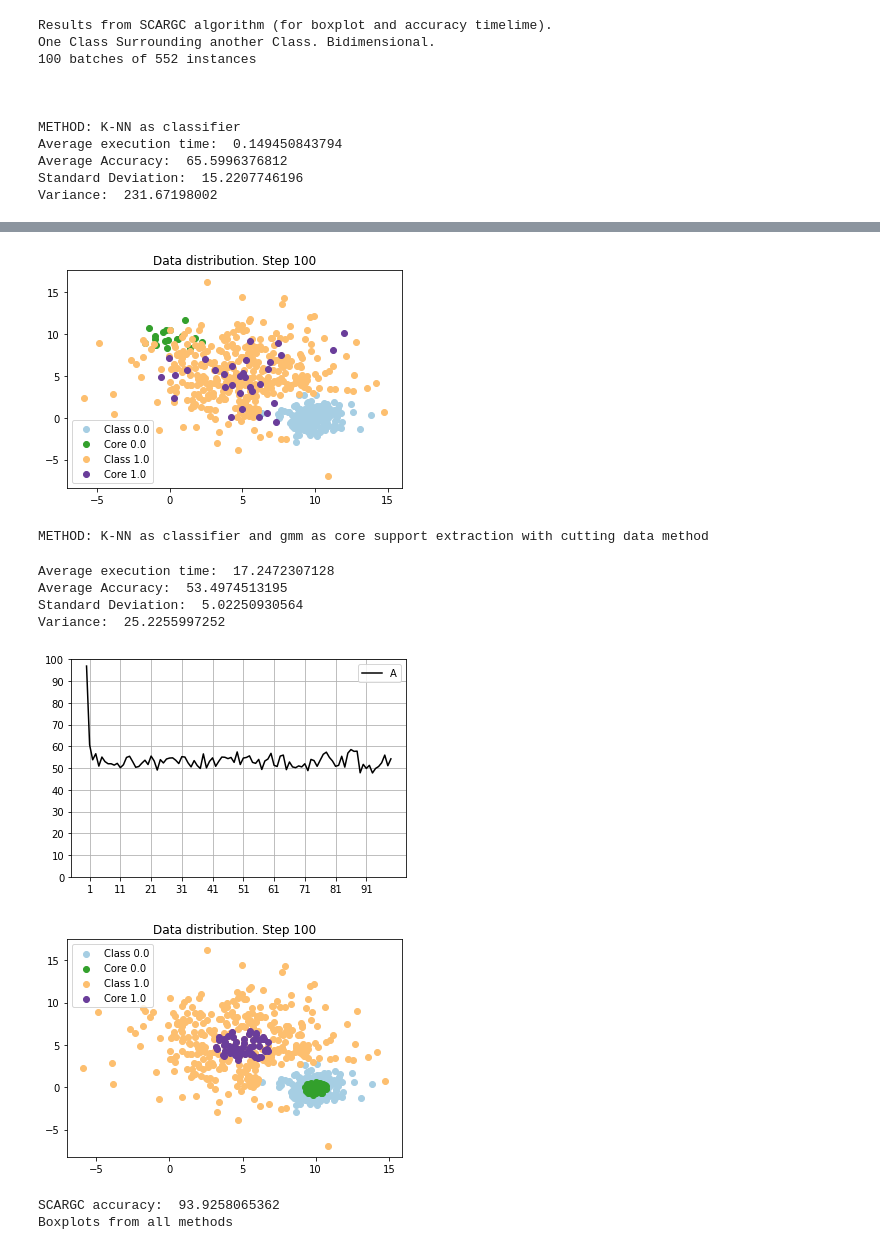
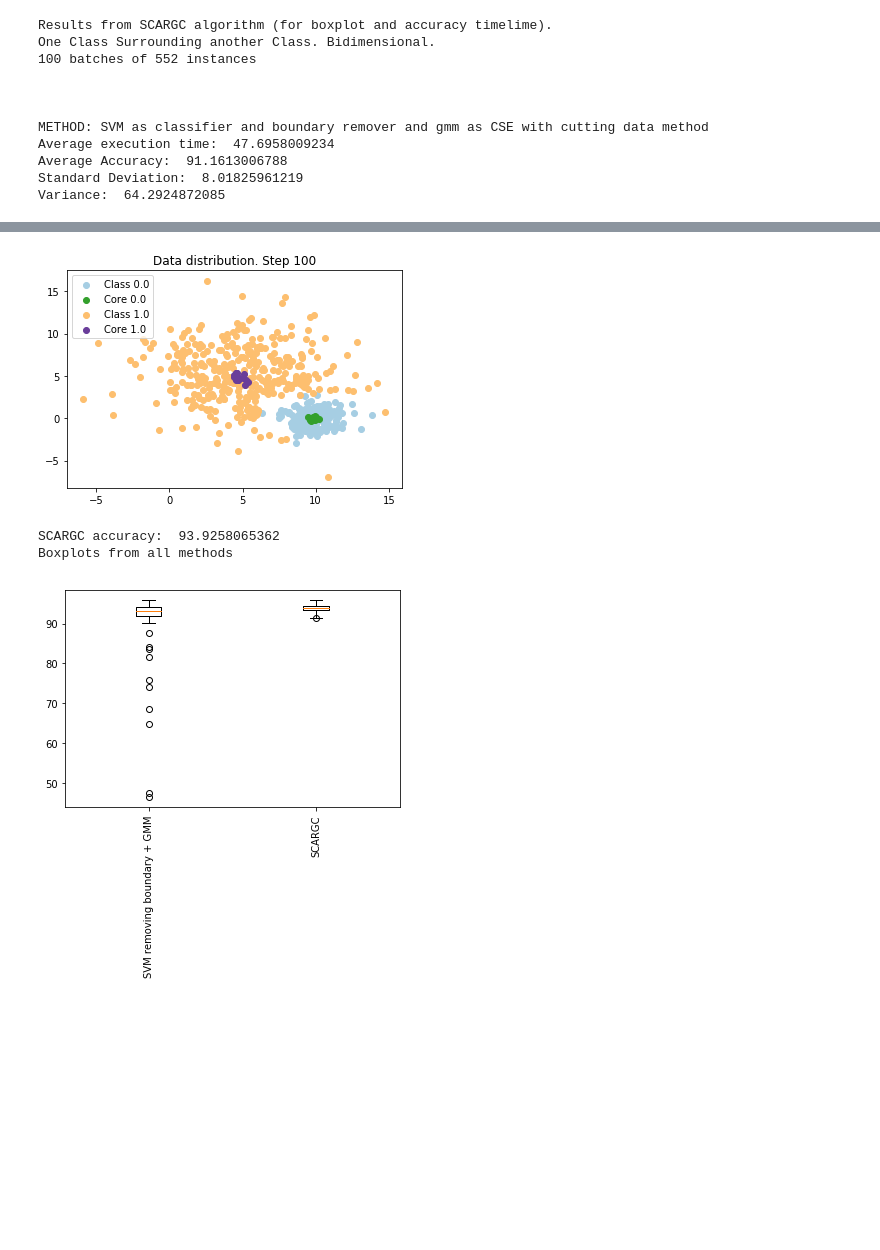
Before and after one commit to raulsenaferreira/Systems-Engineering, a Jupyter notebook: Dissertation/experiments/Datasets benchmarking/sinthetic/Class_Surrounding_another_Class_2D.ipynb, the cells around one changed output, grey strips where cells are left out. Saved outputs shown, nothing was run; the diff lists cells and outputs as text; code cells hidden in the pictures; blank space fills up the shorter version.

```diff
--- a/Dissertation/experiments/Datasets benchmarking/sinthetic/Class_Surrounding_another_Class_2D.ipynb
+++ b/Dissertation/experiments/Datasets benchmarking/sinthetic/Class_Surrounding_another_Class_2D.ipynb
@@ -13,7 +13,7 @@ from source import metrics
 from methods import sliding_svm
 from methods import sliding_knn
 from methods import sliding_random_forest
-from methods import static_rf
+from methods import proposed_gmm_core_svm_boundaries_extraction
 from methods import proposed_gmm_core_extraction
 from methods import improved_intersection
 from methods import compose
@@ -25,16 +25,17 @@ from methods import testing
 
 
 class Experiment():
-    def __init__(self, method, densityFunction='gmm'):
+     def __init__(self, method, densityFunction=None, poolSize=None, isBatchMode=None):
         #commom for all experiments
         self.method = method
         #self.initialLabeledDataPerc=0.05 #150 instances for keystroke database and 0.05 % for artificial databases
-        #self.classes=[0, 1]
+        self.isBatchMode = isBatchMode
+        self.poolSize = poolSize
         self.usePCA=False
         #used only by gmm / kde process
         self.densityFunction=densityFunction
-        self.excludingPercentage = 0.9
-        self.K_variation = 9
+        self.excludingPercentage = 0.85
+        self.K_variation = 6
         self.classifier='cluster_and_label'
         #used in alpha-shape version only
         self.CP=0.65
@@ -69,7 +70,7 @@ def doExperiments(dataValues, dataLabels, datasetDescription, arrAccSCARGC, fina
         for i in range(numberOfTimes):
             start = timer()
             #accuracy per step
-            algorithmName, accuracies, CoreX, CoreY = e.method.start(dataValues=e.dataValues, dataLabels=e.dataLabels, usePCA=e.usePCA, classes=classes, classifier=e.classifier, densityFunction=e.densityFunction, batches=e.batches, sizeOfBatch = e.sizeOfBatch, initialLabeledData=labeledData, excludingPercentage=e.excludingPercentage, K_variation=e.K_variation, CP=e.CP, alpha=e.alpha, clfName=e.clfName , useSVM=e.useSVM, isImbalanced=e.isImbalanced)
+            algorithmName, accuracies, CoreX, CoreY = e.method.start(dataValues=e.dataValues, dataLabels=e.dataLabels, usePCA=e.usePCA, classes=classes, classifier=e.classifier, densityFunction=e.densityFunction, batches=e.batches, sizeOfBatch = e.sizeOfBatch, initialLabeledData=labeledData, excludingPercentage=e.excludingPercentage, K_variation=e.K_variation, CP=e.CP, alpha=e.alpha, clfName=e.clfName , useSVM=e.useSVM, isImbalanced=e.isImbalanced, poolSize=e.poolSize, isBatchMode=e.isBatchMode)
             end = timer()
             averageAccuracy = np.mean(accuracies)
 
@@ -97,7 +98,6 @@ def doExperiments(dataValues, dataLabels, datasetDescription, arrAccSCARGC, fina
 
 
 def accSCARGC(path, sep, key, steps):
-    steps = 100
     resultsSCARGC_1, resultsSCARGC_2 = setup.loadSCARGCBoxplotResults(path, sep)
     res = resultsSCARGC_1[key]
     res = [ res[i::steps] for i in range(steps) ]
@@ -143,10 +143,10 @@ def main():
     SVM / Random Forest
     '''
     #experiments[2] = Experiment(static_svm)
-    experiments[3] = Experiment(sliding_knn)
+    #xperiments[3] = Experiment(sliding_knn)
 
     ''' Proposed Method 1 (density function core extraction) '''
-    experiments[2] = Experiment(proposed_gmm_core_extraction, "gmm")
+    #xperiments[2] = Experiment(proposed_gmm_core_extraction, "gmm", 100, False)
     #experiments[4] = Experiment(proposed_gmm_core_extraction, "kde")
 
     '''
@@ -159,6 +159,8 @@ def main():
     Proposed method 3 (GMM All instances)
     '''
     #experiments[6] = Experiment(testing)
+    '''Proposed method 4 (classifying and removing boundaries points with SVM)'''
+    experiments[7] = Experiment(proposed_gmm_core_svm_boundaries_extraction, "gmm", 100, False)
 
     #params: X, y, method, num of experiment repetitions, num of batches
     doExperiments(dataValues, dataLabels, description, arrAccSCARGC, finalAccSCARGC, experiments, 1, steps, 50)
@@ -174,8 +176,8 @@ One Class Surrounding another Class. Bidimensional.
 
 
 
-METHOD: K-NN as classifier
-Average execution time:  0.149450843794
-Average Accuracy:  65.5996376812
-Standard Deviation:  15.2207746196
-Variance:  231.67198002
+METHOD: SVM as classifier and boundary remover and gmm as CSE with cutting data method
+Average execution time:  47.6958009234
+Average Accuracy:  91.1613006788
+Standard Deviation:  8.01825961219
+Variance:  64.2924872085
@@ -183,10 +185,4 @@ Variance:  231.67198002
-[figure, old version]
+[figure, new version]
-METHOD: K-NN as classifier and gmm as core support extraction with cutting data method
+SCARGC accuracy:  93.9258065362
+Boxplots from all methods
-Average execution time:  17.2472307128
-Average Accuracy:  53.4974513195
-Standard Deviation:  5.02250930564
-Variance:  25.2255997252
-[figure, old version]
+[figure, new version]
-[figure, removed]
-SCARGC accuracy:  93.9258065362
-Boxplots from all methods
```
Also changed, not shown: parts of 2 cells of this notebook, 13 other files.
